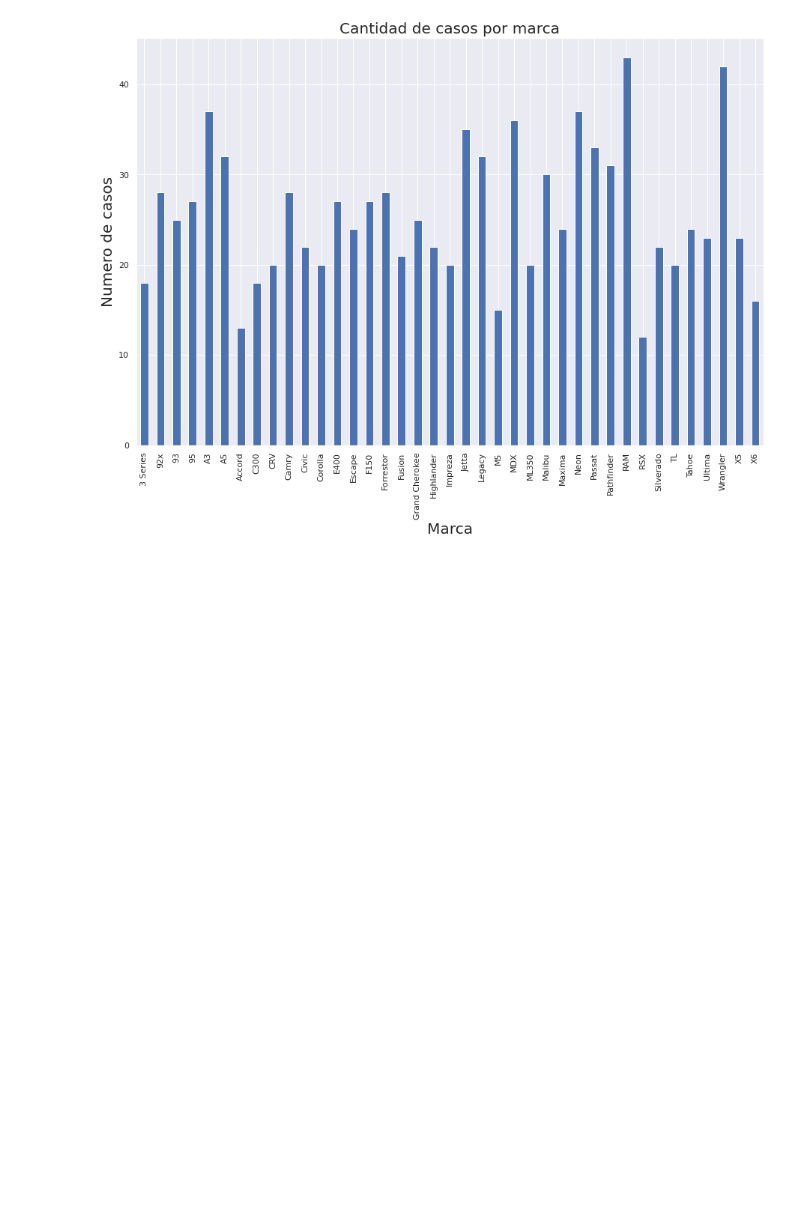
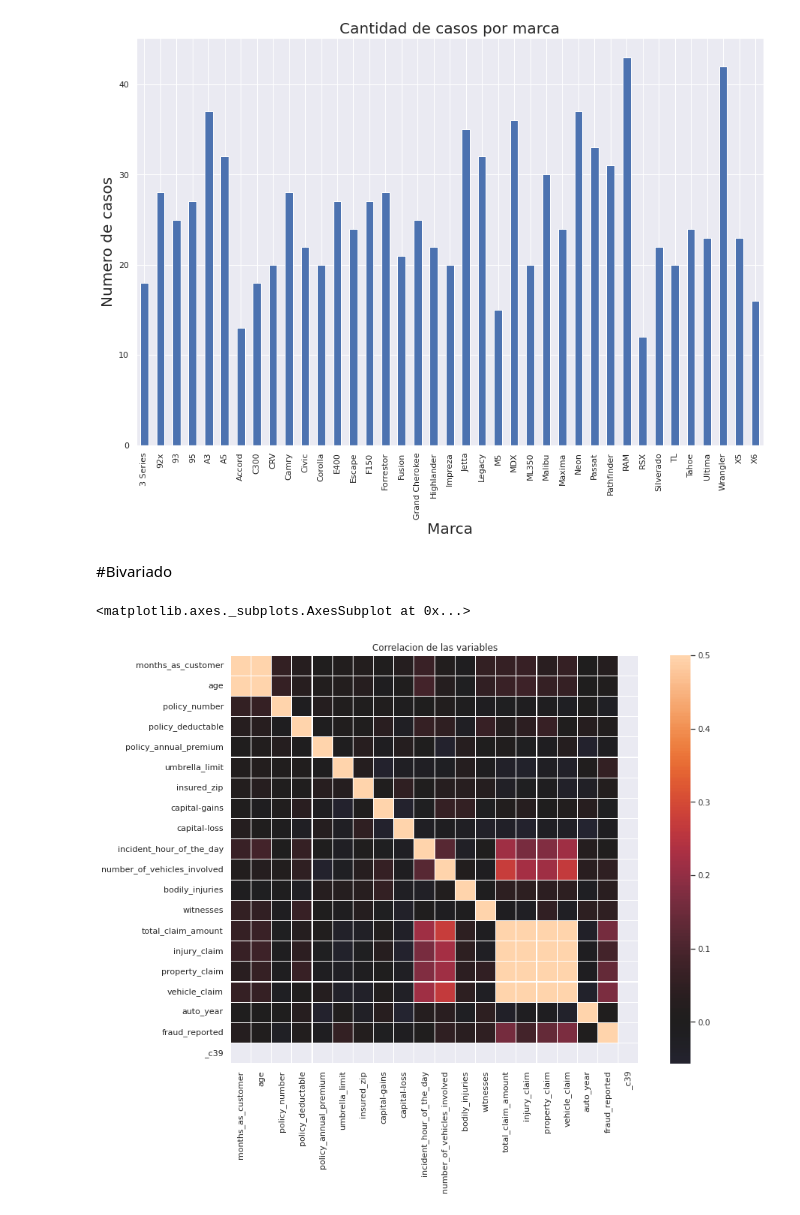
Before and after one commit to edx04/data-science, a Jupyter notebook: Entrega1Arellano.ipynb, the cells around one changed output. Saved outputs shown, nothing was run; the diff lists cells and outputs as text; code cells hidden in the pictures; blank space fills up the shorter version.

```diff
--- a/Entrega1Arellano.ipynb
+++ b/Entrega1Arellano.ipynb
@@ -151,3 +153,11 @@ df.auto_model.value_counts().sort_index().plot.bar()
 # %% [output]
 <matplotlib.axes._subplots.AxesSubplot at 0x...>
 [figure]
+# %% [markdown]
+#Bivariado
+# %%
+plt.title("Correlacion de las variables")
+sns.heatmap(df.corr(), vmax=.5, center=0, annot=False, square=True, linewidths=.1)
+# %% [output]
+<matplotlib.axes._subplots.AxesSubplot at 0x...>
+[figure, added]
```
Also changed, not shown: parts of 7 cells of this notebook.
